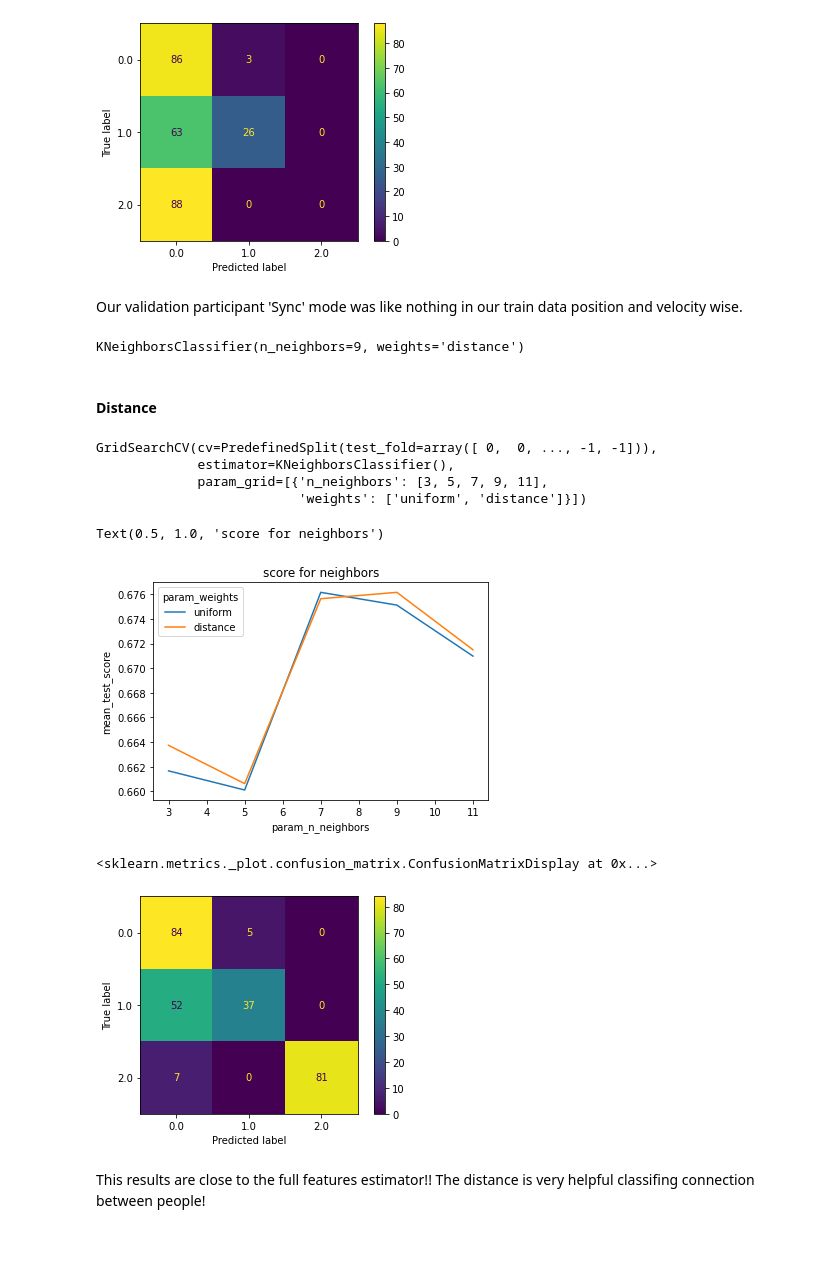
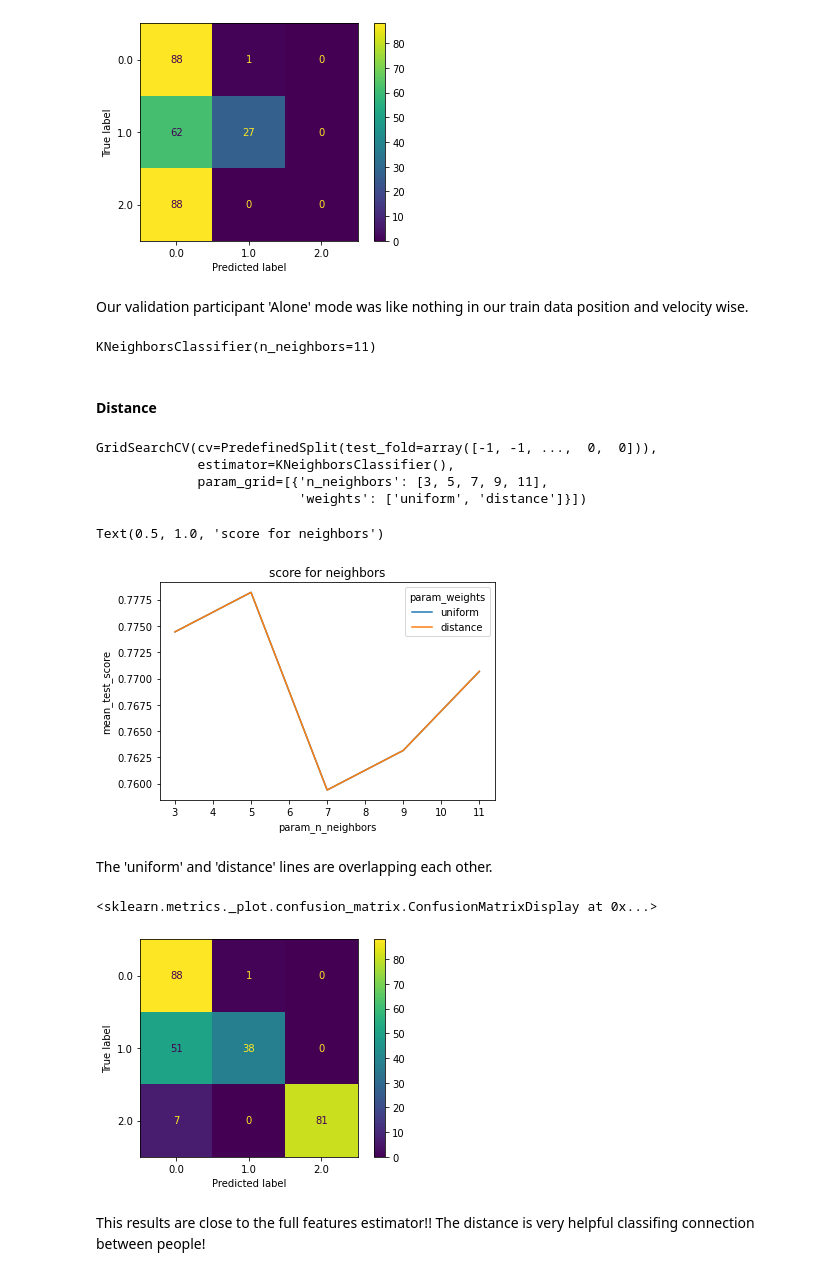
Before and after one commit to oridarshan/data-visualization-project, a Jupyter notebook: Hands Classification.ipynb, the cells around one changed output. Drawn from its saved outputs; the diff is of its cells as text; code cells hidden in the pictures; blank space fills up the shorter version.

```diff
--- a/Hands Classification.ipynb
+++ b/Hands Classification.ipynb
@@ -1361,12 +1361,13 @@ We will try to find the best algorithm to predict the scenario based on 10 frame
 To help with searching ideal parameters for our models we will  perfor grid-search on the predefined validation set (instead of CV).
 We will do that by creating custom cv.
 # %%
+#TODO fix predefined split
 from sklearn.model_selection import GridSearchCV
 from sklearn.model_selection import PredefinedSplit
 #combined data
 f_X, pv_X, d_X = np.concatenate((f_X_train,f_X_val)), np.concatenate((pv_X_train,pv_X_val)), np.concatenate((d_X_train,d_X_val))
 y=np.concatenate((y_train,y_val))
-fold = np.concatenate([np.zeros(len(f_X_train)),np.zeros(len(f_X_val))-1])
+fold = np.concatenate([np.zeros(len(f_X_train))-1,np.zeros(len(f_X_val))])
 ps = PredefinedSplit(test_fold=fold)
 fold.max(),fold.min()
 # %% [output]
@@ -1442,12 +1445,12 @@ plot_confusion_matrix(f_knnc, pv_X_val, y_val)
 <sklearn.metrics._plot.confusion_matrix.ConfusionMatrixDisplay at 0x...>
 [figure]
 # %% [markdown]
-Our validation participant 'Sync' mode was like nothing in our train data position and velocity wise.
+Our validation participant 'Alone' mode was like nothing in our train data position and velocity wise.
 # %%
 #final estimator for future use
 pv_knnc.fit(pv_X,y)
 # %% [output]
-KNeighborsClassifier(n_neighbors=9, weights='distance')
+KNeighborsClassifier(n_neighbors=11)
 # %% [markdown]
 #### Distance
 # %%
@@ -1457,7 +1460,7 @@ params = [{'n_neighbors':[3,5,7,9,11],'weights':['uniform','distance']}]
 grid = GridSearchCV(estimator = knnc, param_grid = params, cv=ps)
 grid.fit(d_X,y)
 # %% [output]
-GridSearchCV(cv=PredefinedSplit(test_fold=array([ 0,  0, ..., -1, -1])),
+GridSearchCV(cv=PredefinedSplit(test_fold=array([-1, -1, ...,  0,  0])),
              estimator=KNeighborsClassifier(),
              param_grid=[{'n_neighbors': [3, 5, 7, 9, 11],
                           'weights': ['uniform', 'distance']}])
@@ -1467,16 +1470,18 @@ sns.lineplot(data=cv_res,y='mean_test_score',x='param_n_neighbors',legend=True,h
 plt.title('score for neighbors')
 # %% [output]
 Text(0.5, 1.0, 'score for neighbors')
-[figure, old version]
+[figure, new version]
+# %% [markdown]
+The 'uniform' and 'distance' lines are overlapping each other.
 # %%
 d_knnc=grid.best_estimator_
 d_knnc.fit(d_X_train,y_train)
 # evaluation
 from sklearn.metrics import plot_confusion_matrix
-plot_confusion_matrix(f_knnc, d_X_val, y_val)
+plot_confusion_matrix(d_knnc, d_X_val, y_val)
 # %% [output]
 <sklearn.metrics._plot.confusion_matrix.ConfusionMatrixDisplay at 0x...>
-[figure, old version]
+[figure, new version]
 # %% [markdown]
 This results are close to the full features estimator!! The distance is very helpful classifing connection between people!
 # %%
```
Also changed, not shown: parts of 35 cells of this notebook.
